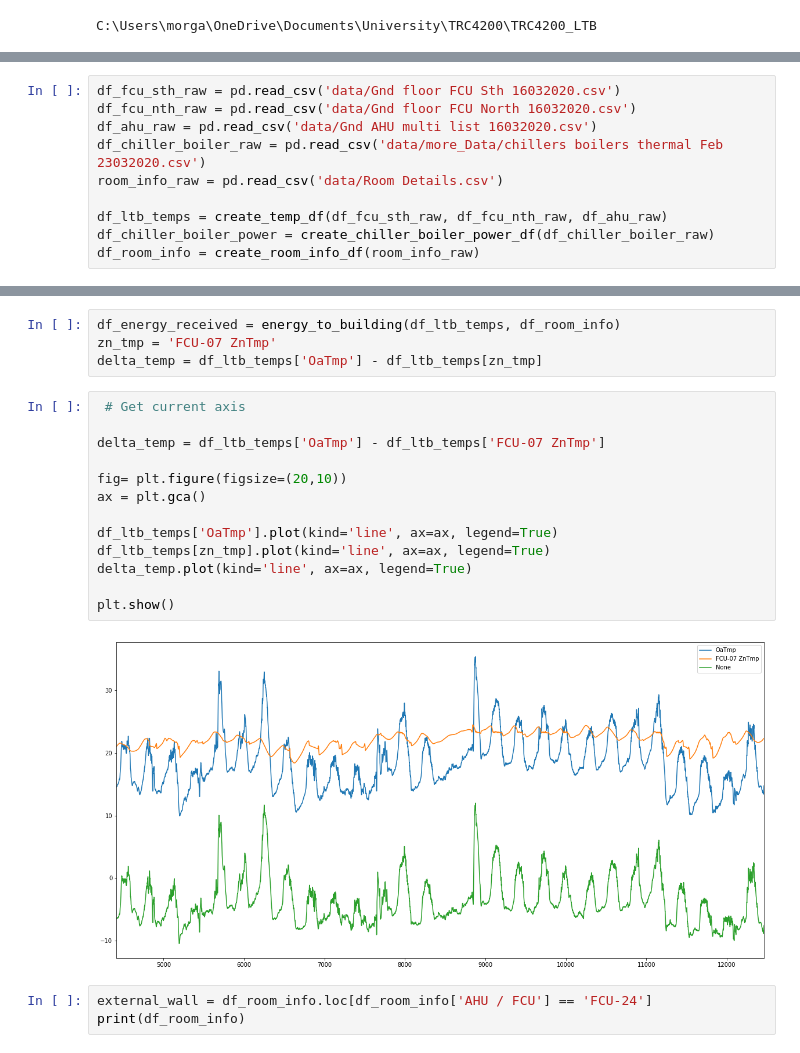
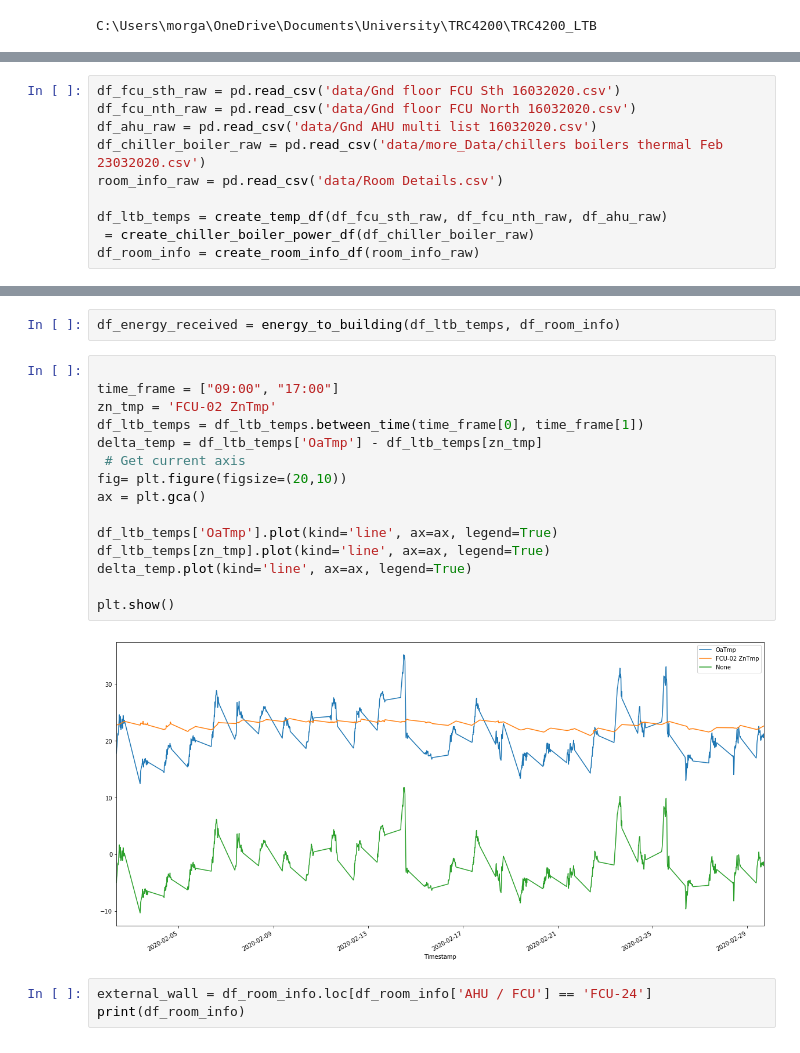
Before and after one commit to Pencilvesterr/TRC4200_LTB, a Jupyter notebook: testing_notebooks/external_energy.ipynb, the cells around one changed output, grey strips where cells are left out. Cells and saved outputs as stored; diff of their text form.

```diff
--- a/testing_notebooks/external_energy.ipynb
+++ b/testing_notebooks/external_energy.ipynb
@@ -15,5 +15,5 @@ df_chiller_boiler_raw = pd.read_csv('data/more_Data/chillers boilers thermal Feb
 room_info_raw = pd.read_csv('data/Room Details.csv')
 
 df_ltb_temps = create_temp_df(df_fcu_sth_raw, df_fcu_nth_raw, df_ahu_raw)
-df_chiller_boiler_power = create_chiller_boiler_power_df(df_chiller_boiler_raw)
+ = create_chiller_boiler_power_df(df_chiller_boiler_raw)
 df_room_info = create_room_info_df(room_info_raw)
@@ -20,22 +41,22 @@ df_room_info = create_room_info_df(room_info_raw)
 # %%
 df_energy_received = energy_to_building(df_ltb_temps, df_room_info)
-zn_tmp = 'FCU-07 ZnTmp'
-delta_temp = df_ltb_temps['OaTmp'] - df_ltb_temps[zn_tmp]
 # %%
+
+time_frame = ["09:00", "17:00"]
+zn_tmp = 'FCU-02 ZnTmp'
+df_ltb_temps = df_ltb_temps.between_time(time_frame[0], time_frame[1])
+delta_temp = df_ltb_temps['OaTmp'] - df_ltb_temps[zn_tmp]
  # Get current axis
-
-delta_temp = df_ltb_temps['OaTmp'] - df_ltb_temps['FCU-07 ZnTmp']
-
 fig= plt.figure(figsize=(20,10))
 ax = plt.gca()
 
 df_ltb_temps['OaTmp'].plot(kind='line', ax=ax, legend=True)
 df_ltb_temps[zn_tmp].plot(kind='line', ax=ax, legend=True)
 delta_temp.plot(kind='line', ax=ax, legend=True)
 
 plt.show()
 # %% [output]
-[figure, old version]
+[figure, new version]
 # %%
 external_wall = df_room_info.loc[df_room_info['AHU / FCU'] == 'FCU-24']
 print(df_room_info)
```
Also changed, not shown: parts of 2 cells of this notebook, 2 other files.
